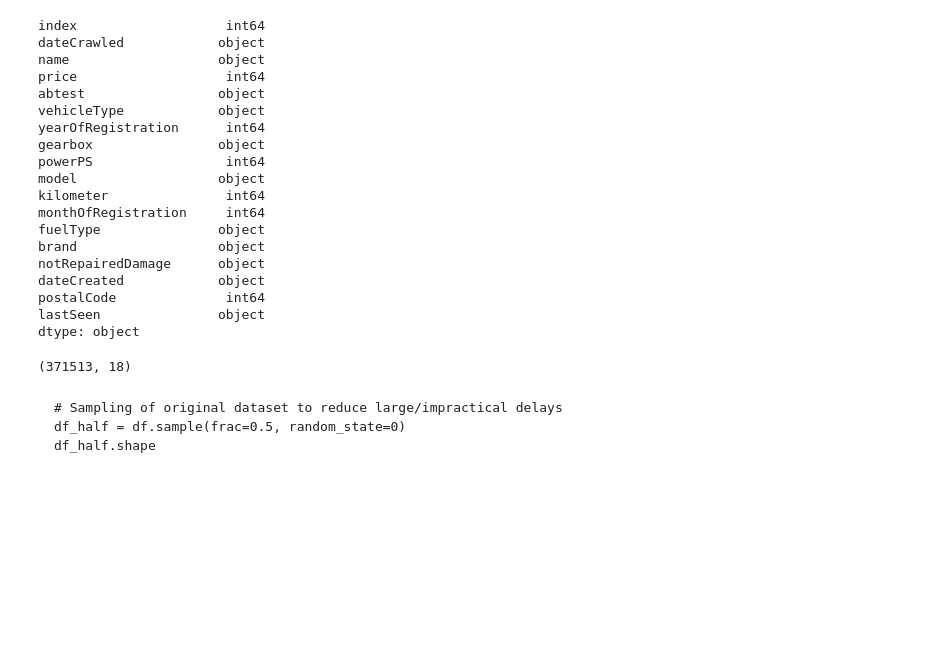
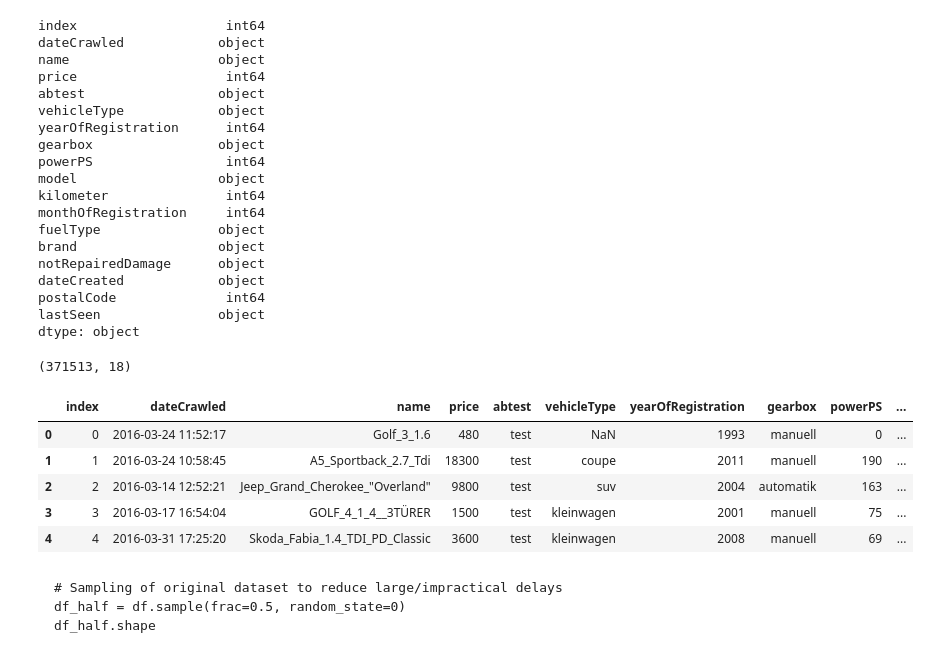
Before and after one commit to hadjoullis/epl448, a Jupyter notebook: demo.ipynb, the cells around one changed output. Drawn from its saved outputs; the diff is of its cells as text; code cells hidden in the pictures; blank space fills up the shorter version.

````diff
--- a/demo.ipynb
+++ b/demo.ipynb
@@ -142,6 +142,15 @@ dtype: object
 df.shape
 # %% [output]
 (371513, 18)
+# %%
+df.head()
+# %% [output]
+|  | index | dateCrawled | name | price | abtest | vehicleType | yearOfRegistration | gearbox | powerPS | ... |
+| 0 | 0 | 2016-03-24 11:52:17 | Golf_3_1.6 | 480 | test | NaN | 1993 | manuell | 0 | ... |
+| 1 | 1 | 2016-03-24 10:58:45 | A5_Sportback_2.7_Tdi | 18300 | test | coupe | 2011 | manuell | 190 | ... |
+| 2 | 2 | 2016-03-14 12:52:21 | Jeep_Grand_Cherokee_"Overland" | 9800 | test | suv | 2004 | automatik | 163 | ... |
+| 3 | 3 | 2016-03-17 16:54:04 | GOLF_4_1_4__3TÜRER | 1500 | test | kleinwagen | 2001 | manuell | 75 | ... |
+| 4 | 4 | 2016-03-31 17:25:20 | Skoda_Fabia_1.4_TDI_PD_Classic | 3600 | test | kleinwagen | 2008 | manuell | 69 | ... |
 # %% [markdown]
 ```
 # Sampling of original dataset to reduce large/impractical delays
````
